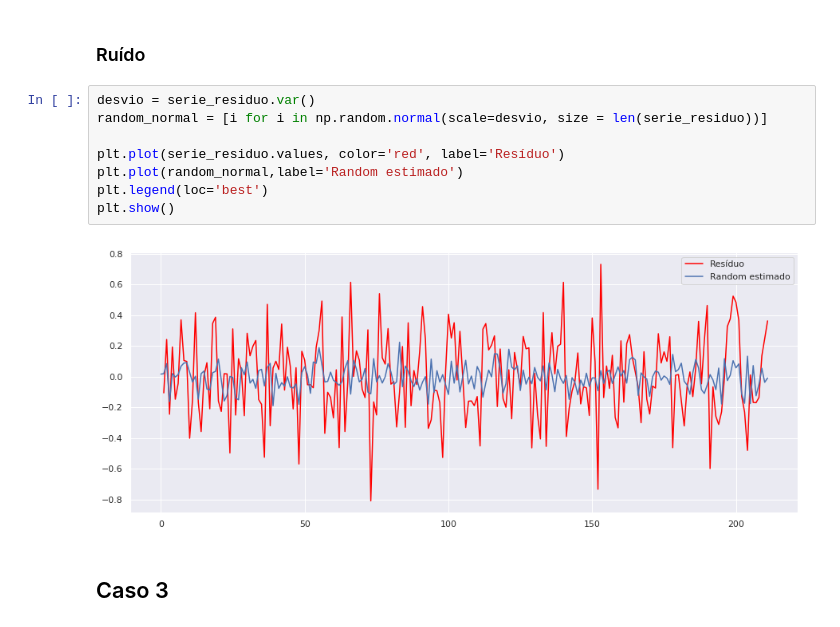
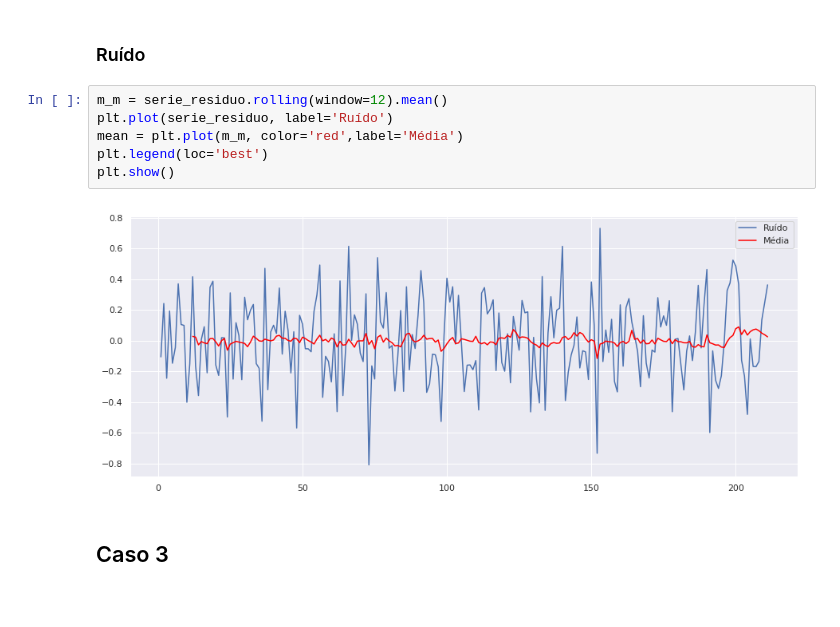
Before and after one commit to jvcm/time-series, a Jupyter notebook: lista_1.ipynb, the cells around one changed output. Saved outputs shown, nothing was run; the diff lists cells and outputs as text.

```diff
--- a/lista_1.ipynb
+++ b/lista_1.ipynb
@@ -172,15 +165,13 @@ plt.show()
 # %% [markdown]
 ### Ruído
-# %%
-desvio = serie_residuo.var()
-random_normal = [i for i in np.random.normal(scale=desvio, size = len(serie_residuo))]
-
-plt.plot(serie_residuo.values, color='red', label='Resíduo')
-plt.plot(random_normal,label='Random estimado')
-plt.legend(loc='best')
-plt.show()
-# %% [output]
-[figure, removed]
+# %%
+m_m = serie_residuo.rolling(window=12).mean()
+plt.plot(serie_residuo, label='Ruído')
+mean = plt.plot(m_m, color='red',label='Média')
+plt.legend(loc='best')
+plt.show()
+# %% [output]
+[figure, added]
 # %% [markdown]
 ## Caso 3
 # %% [markdown]
```
Also changed, not shown: parts of 39 cells of this notebook.
